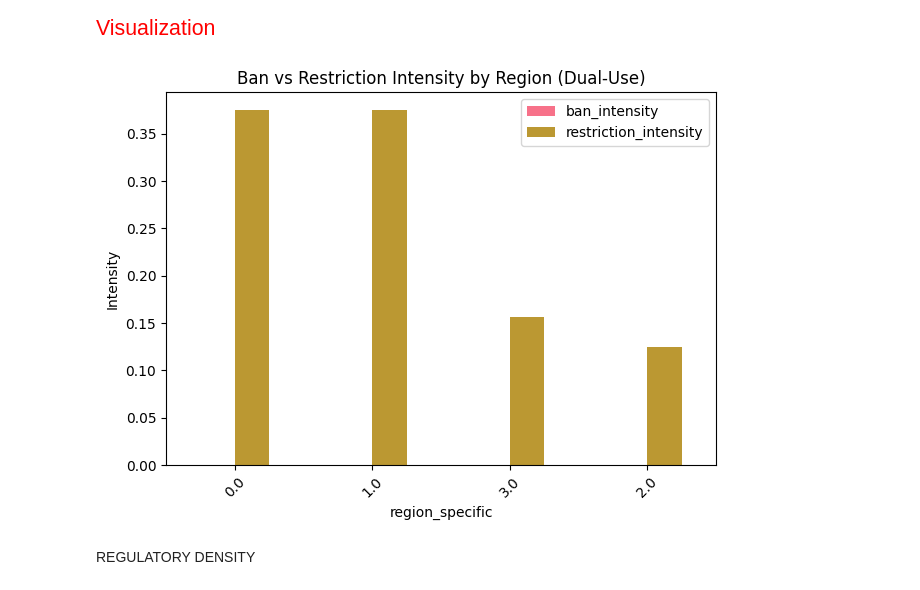
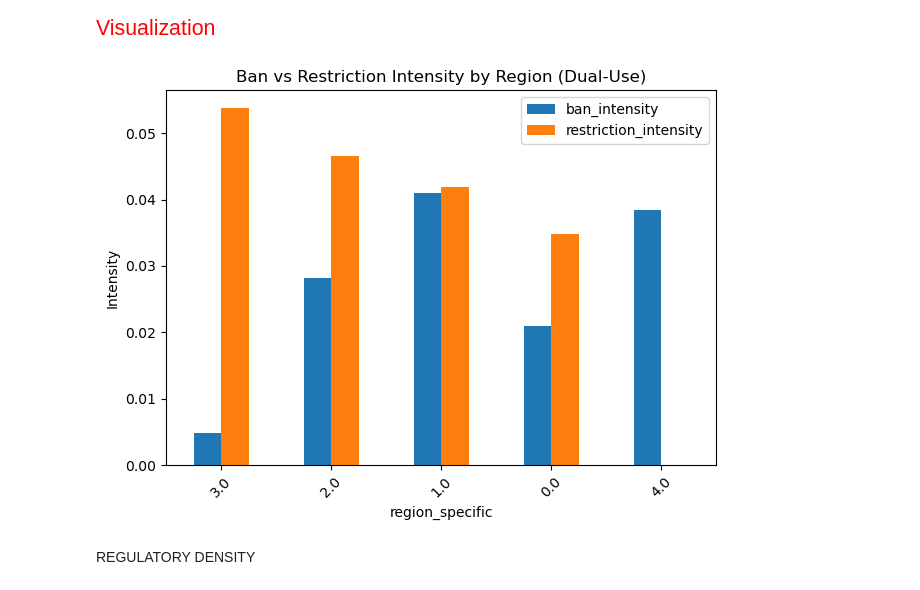
Before and after one commit to leheinzmann/amc-research-sprint-lh_gl, a Jupyter notebook: analysis-main.ipynb, the cells around one changed output. Drawn from its saved outputs; the diff is of its cells as text; code cells hidden in the pictures.

Commit message:
commented parts of the code in analysis.ipynb and replaced it with new code ready to read from weapons_agreements_cleaned_labeled.csv

```diff
--- a/analysis-main.ipynb
+++ b/analysis-main.ipynb
@@ -10,9 +10,7 @@ from collections import Counter
 import warnings
 warnings.filterwarnings('ignore')
 
-weapons_df = pd.read_csv('/workspaces/amc-research-sprint-lh_gl/duplicates_result.csv', encoding='latin-1')
-merged_df = pd.read_csv('/workspaces/amc-research-sprint-lh_gl/mergedresults.csv', encoding='latin-1')
-df = pd.read_csv('/workspaces/amc-research-sprint-lh_gl/mergedresults.csv', encoding='latin-1')
+df = pd.read_csv('cleaned_data/weapons_agreements_cleaned_labeled.csv', encoding='latin-1')
 # %% [markdown]
 CREATE "SCORES"
 # %%
@@ -30,13 +62,22 @@ df["total_regulation"] = df["ban_score"] + df["restriction_score"]
 <p>FILTER DUAL-USE ONLY</p>
 <p>!!!! Since we're using the mergedresults.csv, the same weapon will appear multiple times if regulated by multiple treaties
 # %%
-DUAL_USE_COL = "dual_use"
+# DUAL_USE_COL = "dual_use"
 
+# if DUAL_USE_COL in df.columns:
+#     df_dual = df[df[DUAL_USE_COL] == 1].copy()
+# else:
+#     print(f"Warning: '{DUAL_USE_COL}' column not found. Using full dataset.")
+#     df_dual = df.copy()
+
+# print("Dual-use dataset shape:", df_dual.shape)
+
+# ── Dual-use filter ────────────────────────────────────────────────────────────
+DUAL_USE_COL = "dual_use_label"
 if DUAL_USE_COL in df.columns:
     df_dual = df[df[DUAL_USE_COL] == 1].copy()
 else:
     print(f"Warning: '{DUAL_USE_COL}' column not found. Using full dataset.")
     df_dual = df.copy()
-
 print("Dual-use dataset shape:", df_dual.shape)
 # %% [output]
@@ -190,15 +307,25 @@ agreement_id
 # %% [markdown]
 <p style="font-size: 16pt;color:red;">Visualization</p>
 # %%
-if "region" in df_dual.columns:
+# if "region" in df_dual.columns:
+#     region_analysis[["ban_intensity", "restriction_intensity"]].plot(kind="bar")
+#     plt.title("Ban vs Restriction Intensity by Region (Dual-Use)")
+#     plt.ylabel("Intensity")
+#     plt.xticks(rotation=45)
+#     plt.tight_layout()
+#     plt.show()
+
+# ── Visualisation ──────────────────────────────────────────────────────────────
+# region_analysis is only defined when HAS_REGION is True — guard with same flag
+if HAS_REGION:
     region_analysis[["ban_intensity", "restriction_intensity"]].plot(kind="bar")
     plt.title("Ban vs Restriction Intensity by Region (Dual-Use)")
     plt.ylabel("Intensity")
     plt.xticks(rotation=45)
     plt.tight_layout()
     plt.show()
 # %% [output]
-[figure, old version]
+[figure, new version]
 # %% [markdown]
 REGULATORY DENSITY
 # %%
```
Also changed, not shown: parts of 8 cells of this notebook, 1 other file.
